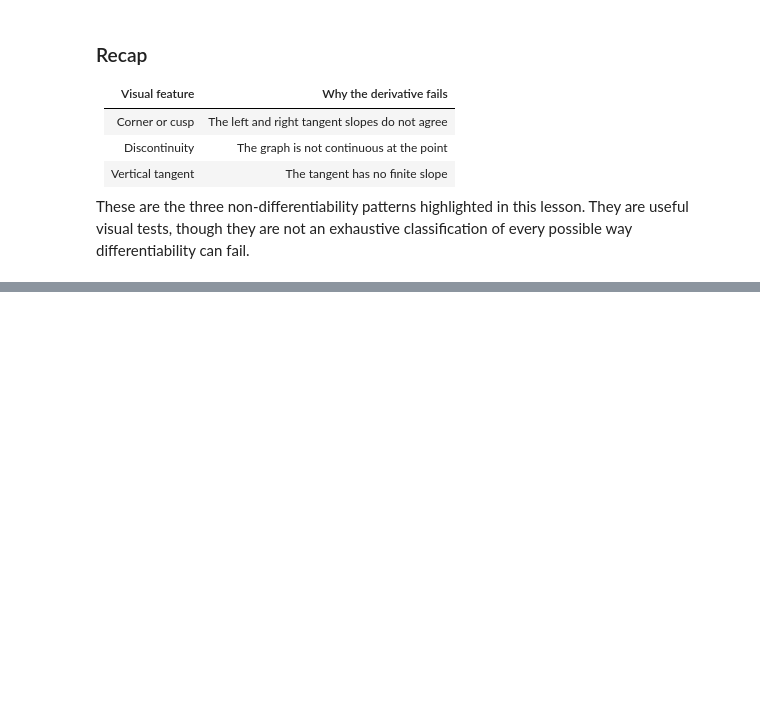
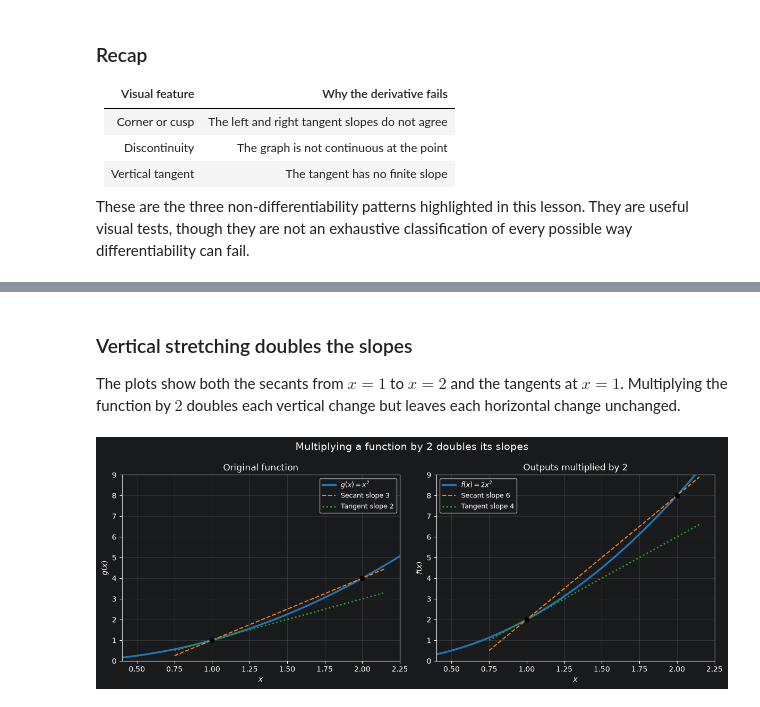
Before and after one commit to majorgilles/mathematics-for-machine-learning-and-data-science, a Jupyter notebook: weeks/c2_w1/02_derivative_properties.ipynb, the cells around one changed output, grey strips where cells are left out. Drawn from its saved outputs; the diff is of its cells as text; code cells hidden in the pictures; blank space fills up the shorter version.

```diff
--- a/weeks/c2_w1/02_derivative_properties.ipynb
+++ b/weeks/c2_w1/02_derivative_properties.ipynb
@@ -169,0 +231,46 @@ These are the three non-differentiability patterns highlighted in this lesson. T
+# %% [markdown]
+### Vertical stretching doubles the slopes
+
+The plots show both the secants from $x=1$ to $x=2$ and the tangents at $x=1$. Multiplying the function by $2$ doubles each vertical change but leaves each horizontal change unchanged.
+# %%
+scalar_inputs: np.ndarray = np.linspace(0.4, 2.25, 350)
+base_outputs: np.ndarray = scalar_inputs**2
+scaled_outputs: np.ndarray = 2.0 * scalar_inputs**2
+secant_inputs: np.ndarray = np.linspace(0.75, 2.15, 100)
+
+base_secant: np.ndarray = 1.0 + 3.0 * (secant_inputs - 1.0)
+scaled_secant: np.ndarray = 2.0 + 6.0 * (secant_inputs - 1.0)
+base_tangent: np.ndarray = 1.0 + 2.0 * (secant_inputs - 1.0)
+scaled_tangent: np.ndarray = 2.0 + 4.0 * (secant_inputs - 1.0)
+
+fig, axes = plt.subplots(1, 2, figsize=(12, 4.8))
+
+axes[0].plot(scalar_inputs, base_outputs, color="tab:blue", linewidth=2.5,
+             label="$g(x)=x^2$")
+axes[0].plot(secant_inputs, base_secant, color="tab:orange", linestyle="--",
+             label="Secant slope $3$")
+axes[0].plot(secant_inputs, base_tangent, color="tab:green", linestyle=":", linewidth=2,
+             label="Tangent slope $2$")
+axes[0].scatter([1, 2], [1, 4], color="black", zorder=3)
+axes[0].set(title="Original function", xlabel="$x$", ylabel="$g(x)$", xlim=(0.4, 2.25),
+            ylim=(0, 9))
+axes[0].grid(alpha=0.25)
+axes[0].legend(fontsize=9)
+
+axes[1].plot(scalar_inputs, scaled_outputs, color="tab:blue", linewidth=2.5,
+             label="$f(x)=2x^2$")
+axes[1].plot(secant_inputs, scaled_secant, color="tab:orange", linestyle="--",
+             label="Secant slope $6$")
+axes[1].plot(secant_inputs, scaled_tangent, color="tab:green", linestyle=":", linewidth=2,
+             label="Tangent slope $4$")
+axes[1].scatter([1, 2], [2, 8], color="black", zorder=3)
+axes[1].set(title="Outputs multiplied by $2$", xlabel="$x$", ylabel="$f(x)$",
+            xlim=(0.4, 2.25), ylim=(0, 9))
+axes[1].grid(alpha=0.25)
+axes[1].legend(fontsize=9)
+
+fig.suptitle("Multiplying a function by $2$ doubles its slopes", fontsize=14)
+fig.tight_layout()
+plt.show()
+# %% [output]
+[figure, added]
```
Also changed, not shown: parts of 4 cells of this notebook.
